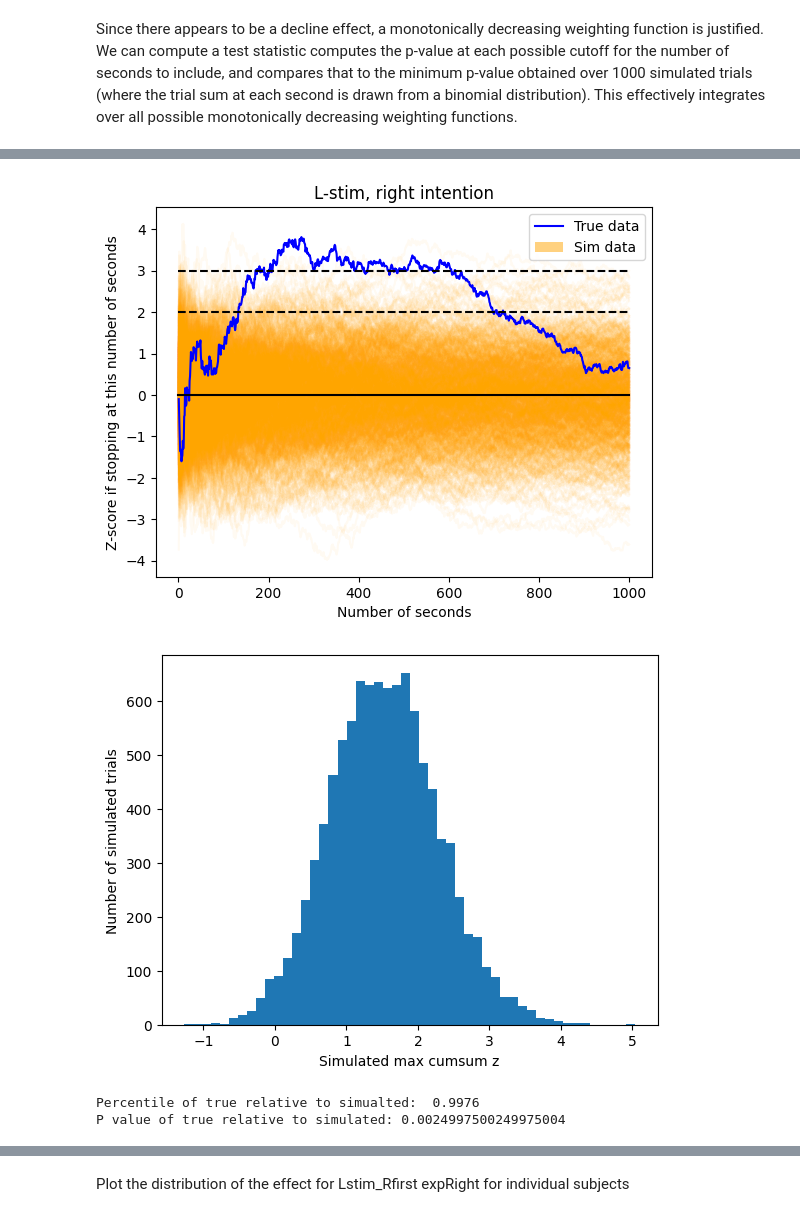
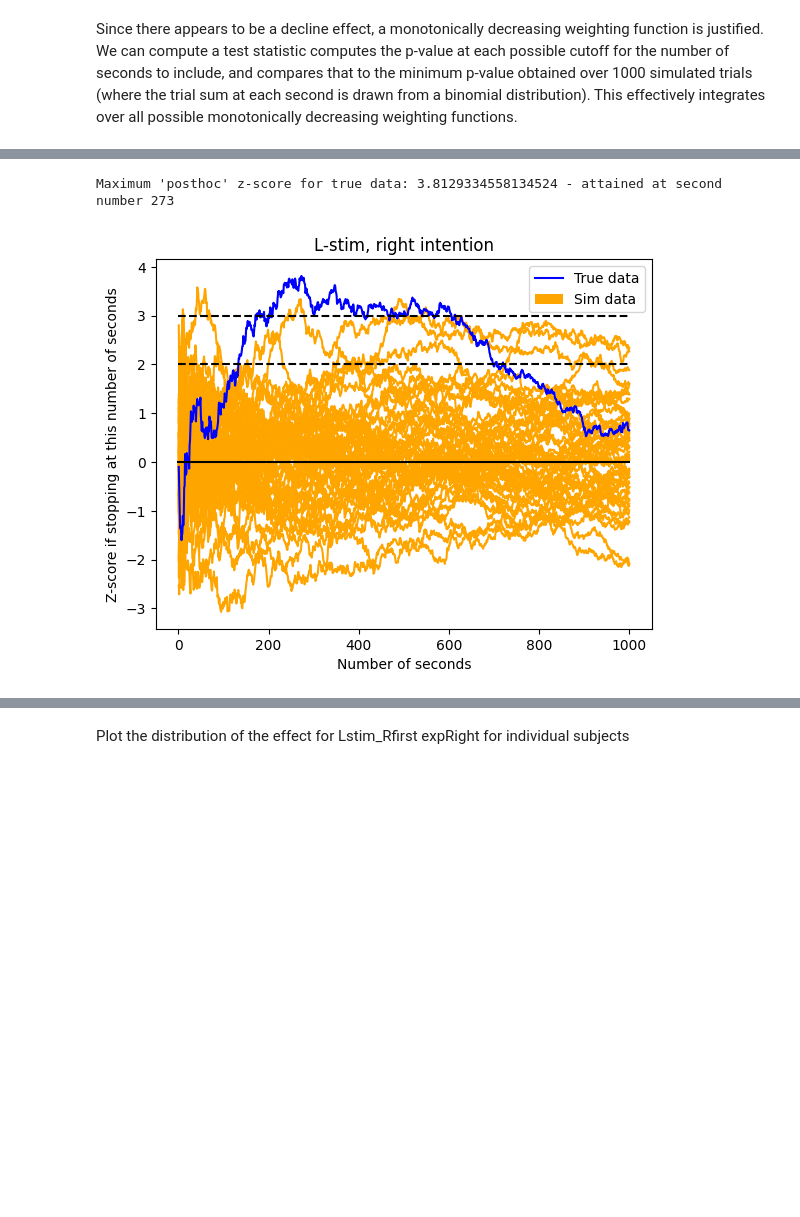
Before and after one commit to AvantiShri/freedman2023_cortex_analysisreplication, a Jupyter notebook: freedman_et_al_2023/Freedman_et_al_2023_analysis.ipynb, the cells around one changed output, grey strips where cells are left out. Saved outputs shown, nothing was run; the diff lists cells and outputs as text; code cells hidden in the pictures; blank space fills up the shorter version.

```diff
--- a/freedman_et_al_2023/Freedman_et_al_2023_analysis.ipynb
+++ b/freedman_et_al_2023/Freedman_et_al_2023_analysis.ipynb
@@ -100,0 +103,7 @@ WARNING:matplotlib.backends.backend_ps:The PostScript backend does not support t
+# %%
+import scipy
+
+data = group_and_condition_to_trialdata["Lstim_Lfirst"]["expRight"]
+z_score = np.sum(data-100)/np.sqrt(50*data.shape[0]*data.shape[1])
+print("z score:", z_score)
+print("percentile", scipy.stats.norm.cdf(z_score)) #this would not be significant after multiple hypothesis correction over all groups and directions, which would be appropriate since this is a post-hoc analysis
@@ -155,7 +167,7 @@ def compute_max_significance_over_all_time_cutoffs(data, do_plotting=False, plot
       plt.xlabel("Number of seconds")
       plt.ylabel("Z-score if stopping at this number of seconds")
       plt.title(plot_title)
-      plt.legend(handles=[handle[0], Patch(facecolor="orange", alpha=0.5)], labels=["True data", "Sim data"], loc=0)
+      plt.legend(handles=[handle[0], Patch(facecolor="orange", alpha=1)], labels=["True data", "Sim data"], loc=0)
       plt.plot([0,data.shape[1]], [0,0], color="black")
       plt.plot([0,data.shape[1]], [2,2], color="black", linestyle="--")
       plt.plot([0,data.shape[1]], [3,3], color="black", linestyle="--")
@@ -169,22 +181,12 @@ def compute_max_significance_over_all_time_cutoffs(data, do_plotting=False, plot
 sim_max_zs = []
 for i in range(sim_data.shape[0]):
   sim_max_zs.append(compute_max_significance_over_all_time_cutoffs(
-      data=sim_data[i], do_plotting=(True if i%10==0 else False), alpha=0.05, color="orange")[0])
+      data=sim_data[i], do_plotting=(True if i%200==0 else False), alpha=1, color="orange")[0])
 
 true_data_max_z, true_data_max_z_second =\
   compute_max_significance_over_all_time_cutoffs(data=true_data, do_plotting=True, plot_title="L-stim, right intention")
 print("Maximum 'posthoc' z-score for true data:", true_data_max_z,
       "- attained at second number "+str(true_data_max_z_second))
 
-plt.show()
-
-plt.hist(sim_max_zs, bins=50)
-plt.xlabel("Simulated max cumsum z")
-plt.ylabel("Number of simulated trials")
-plt.show()
-
-true_rank = np.sum(true_data_max_z > sim_max_zs)
-print("Percentile of true relative to simualted: ", true_rank/NUM_SIM_TRIALS)
-#Note: the +1 correction in the numerator and denominator is based on https://pubmed.ncbi.nlm.nih.gov/21044043/
-print("P value of true relative to simulated:", (1+NUM_SIM_TRIALS-true_rank)/(1+NUM_SIM_TRIALS) )
+plt.savefig('zscore_if_stopping_at_each_second.eps', format='eps')
 # %% [output]
@@ -192,4 +194,2 @@ Maximum 'posthoc' z-score for true data: 3.8129334558134524 - attained at second
+Maximum 'posthoc' z-score for true data: 3.8129334558134524 - attained at second number 273
-[figure, old version]
+[figure, new version]
-[figure, removed]
-Percentile of true relative to simualted:  0.9976
-P value of true relative to simulated: 0.0024997500249975004
```
Also changed, not shown: parts of 6 cells of this notebook.
